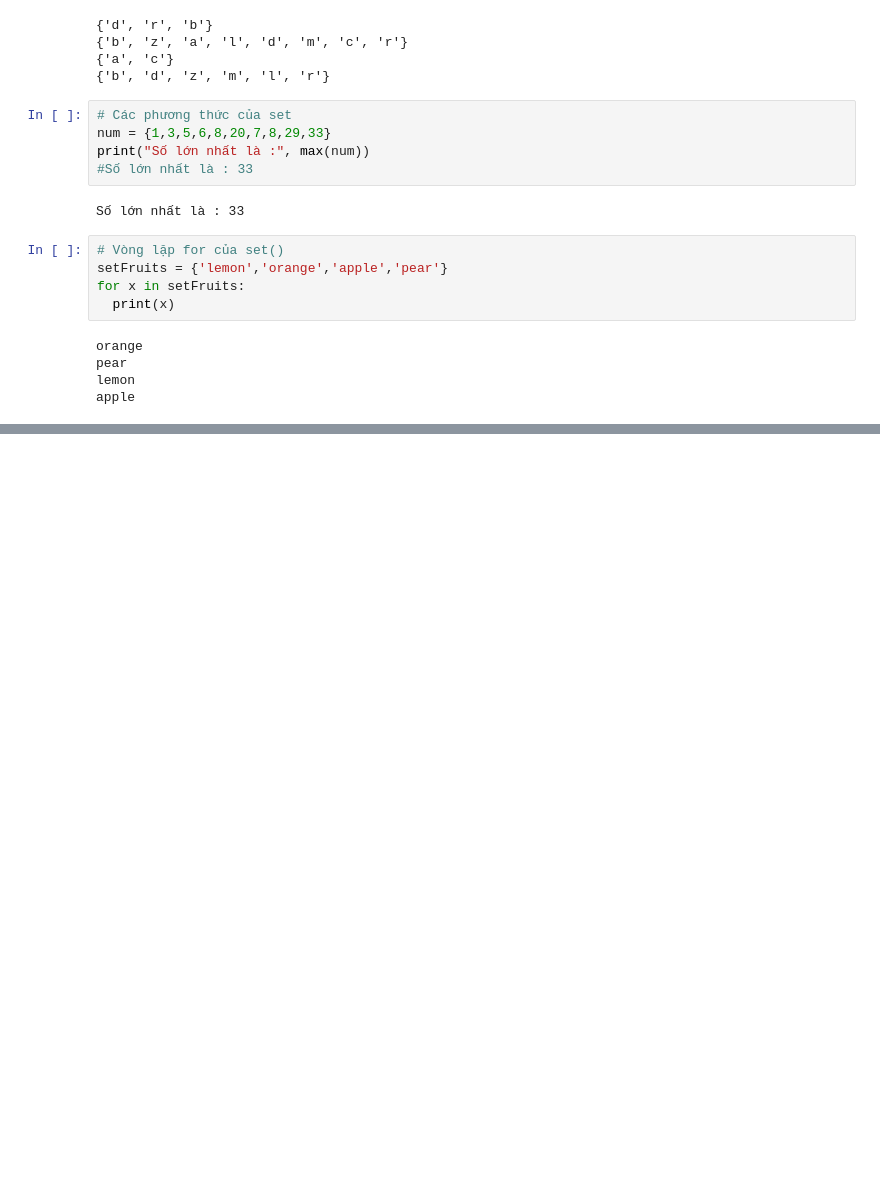
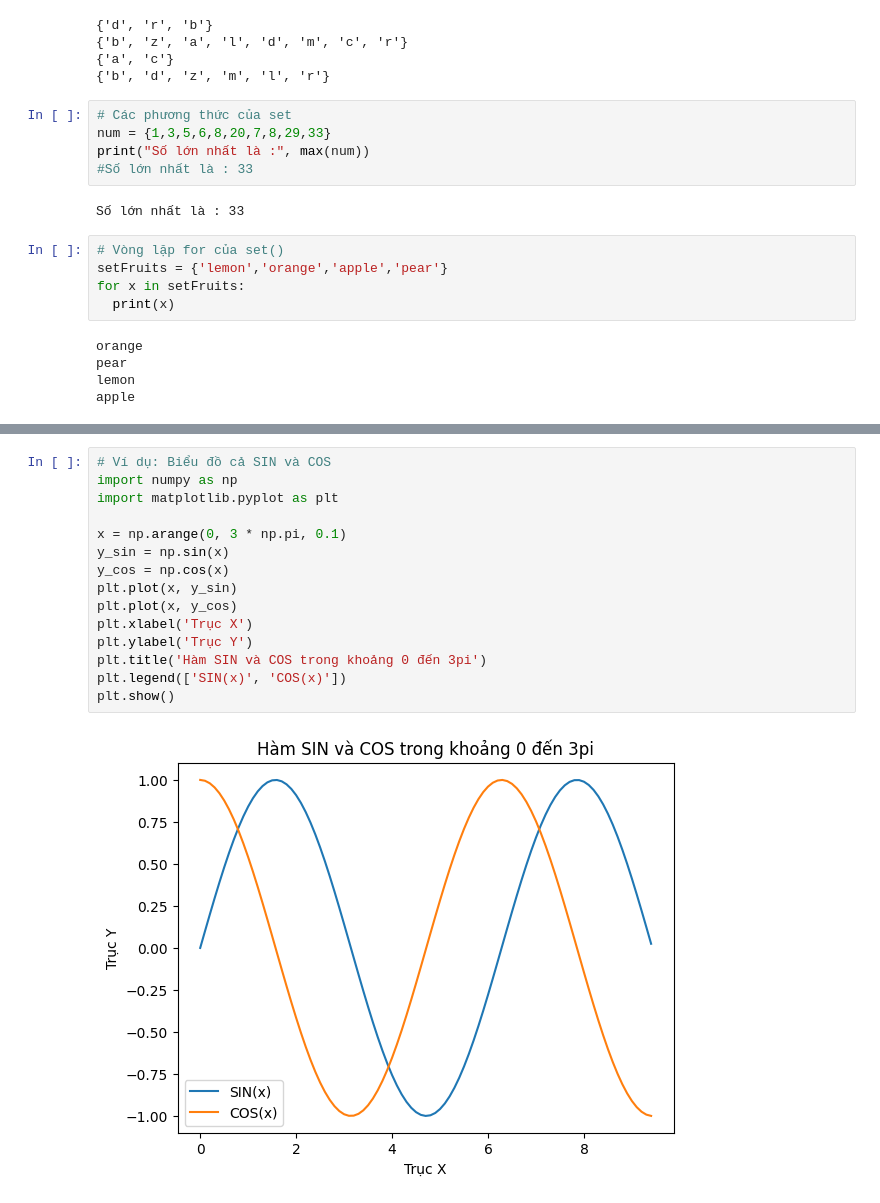
Before and after one commit to DytAn01/sgu25_data_analytics, a Jupyter notebook: Python.ipynb, the cells around one changed output, grey strips where cells are left out. Cells and saved outputs as stored; diff of their text form; blank space fills up the shorter version.

```diff
--- a/Python.ipynb
+++ b/Python.ipynb
@@ -429,0 +883,17 @@ apple
+# %%
+# Ví dụ: Biểu đồ cả SIN và COS
+import numpy as np
+import matplotlib.pyplot as plt
+
+x = np.arange(0, 3 * np.pi, 0.1)
+y_sin = np.sin(x)
+y_cos = np.cos(x)
+plt.plot(x, y_sin)
+plt.plot(x, y_cos)
+plt.xlabel('Trục X')
+plt.ylabel('Trục Y')
+plt.title('Hàm SIN và COS trong khoảng 0 đến 3pi')
+plt.legend(['SIN(x)', 'COS(x)'])
+plt.show()
+# %% [output]
+[figure, added]
```
Also changed, not shown: parts of 90 cells of this notebook.
